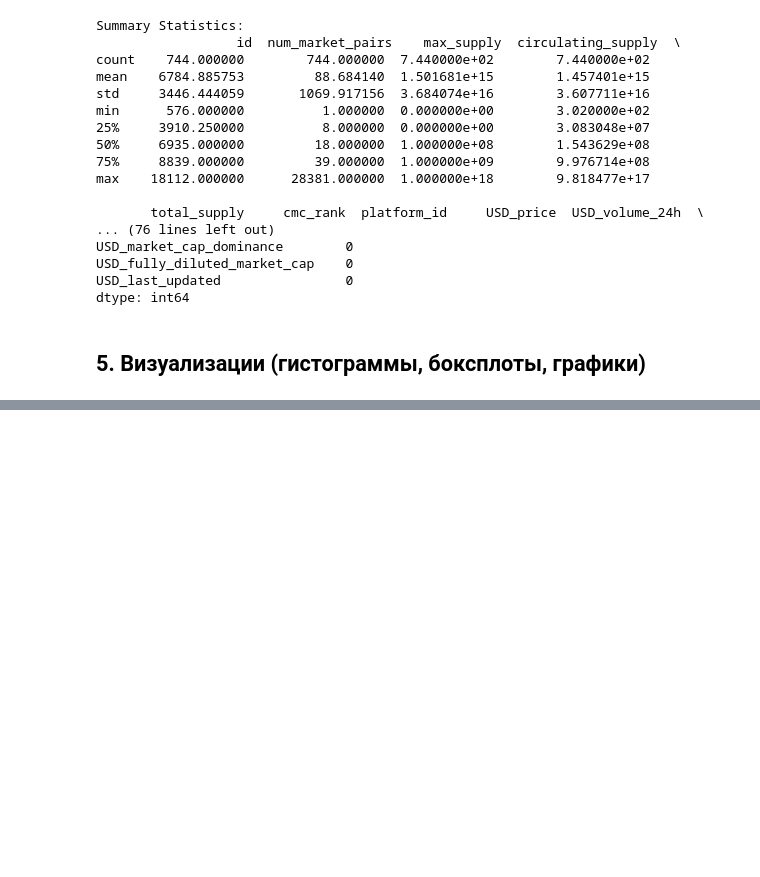
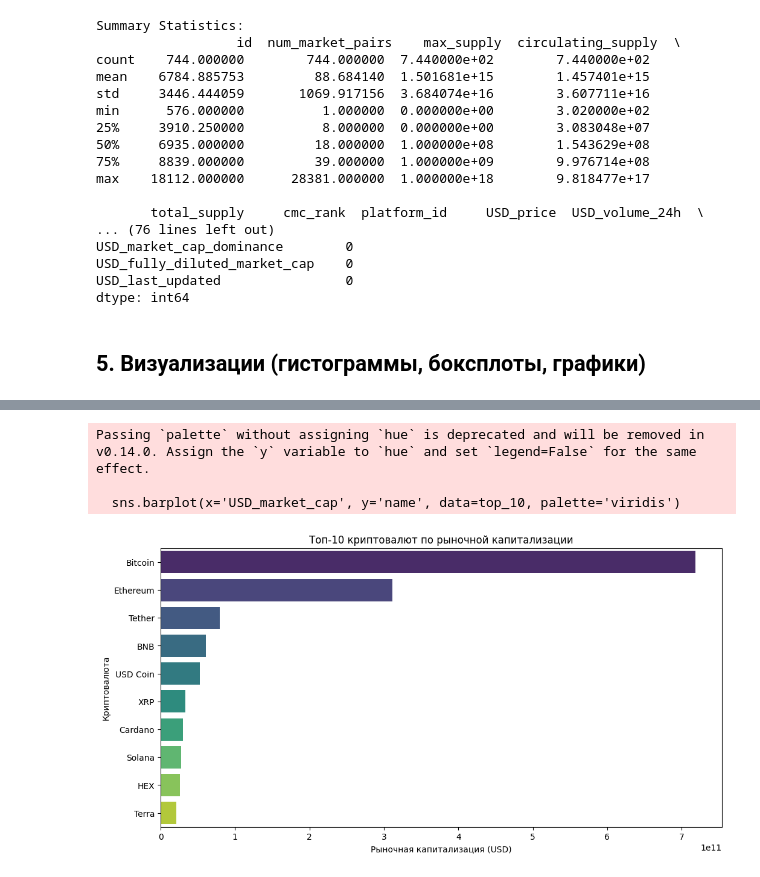
Before and after one commit to LogosAoi/Analysis_dataset, a Jupyter notebook: Проект_1_-_Анализ_датасета_с_визуализациями.ipynb, the cells around one changed output, grey strips where cells are left out. Saved outputs shown, nothing was run; the diff lists cells and outputs as text; code cells hidden in the pictures; blank space fills up the shorter version.

```diff
--- a/Проект_1_-_Анализ_датасета_с_визуализациями.ipynb
+++ b/Проект_1_-_Анализ_датасета_с_визуализациями.ipynb
@@ -148,0 +154,14 @@ plt.show()
+# %%
+# Топ-10 криптовалют по рыночной капитализации
+top_10 = data[['name', 'USD_market_cap']].sort_values(by='USD_market_cap', ascending=False).head(10)
+plt.figure(figsize=(12, 6))
+sns.barplot(x='USD_market_cap', y='name', data=top_10, palette='viridis')
+plt.xlabel('Рыночная капитализация (USD)')
+plt.ylabel('Криптовалюта')
+plt.title('Топ-10 криптовалют по рыночной капитализации')
+plt.show()
+# %% [output]
+Passing `palette` without assigning `hue` is deprecated and will be removed in v0.14.0. Assign the `y` variable to `hue` and set `legend=False` for the same effect.
+
+  sns.barplot(x='USD_market_cap', y='name', data=top_10, palette='viridis')
+[figure, added]
```
Also changed, not shown: parts of 7 cells of this notebook.
